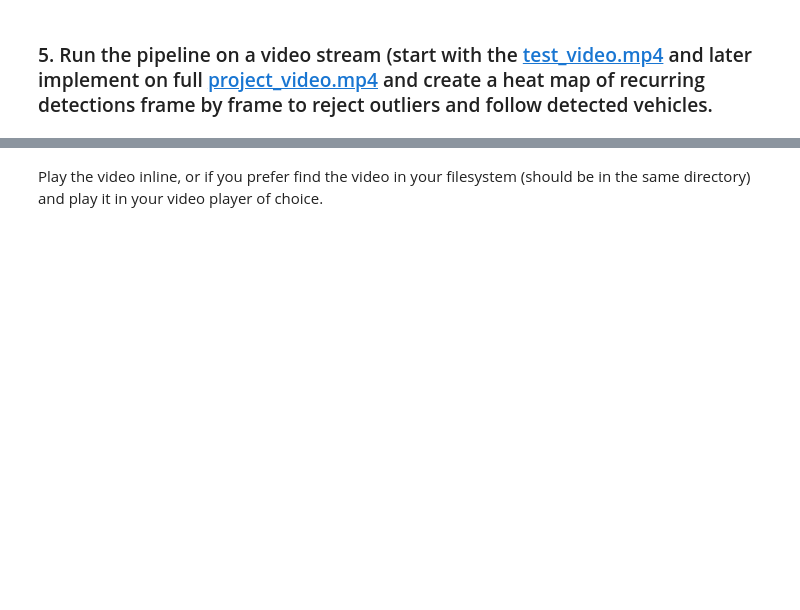
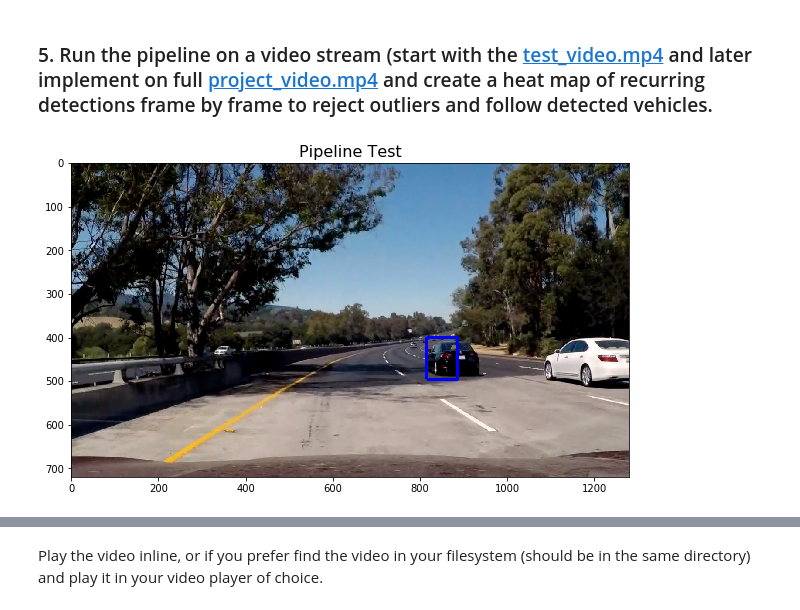
Before and after one commit to ek8203/CarND-Vehicle-Detection, a Jupyter notebook: vehicle_detection.ipynb, the cells around one changed output, grey strips where cells are left out. Drawn from its saved outputs; the diff is of its cells as text; code cells hidden in the pictures; blank space fills up the shorter version.

```diff
--- a/vehicle_detection.ipynb
+++ b/vehicle_detection.ipynb
@@ -337,26 +336,62 @@ plt.close(figure)    # close the figure
 # %% [markdown]
 ### 5. Run the pipeline on a video stream (start with the [test_video.mp4](test_video.mp4) and later implement on full [project_video.mp4](project_video.mp4) and create a heat map of recurring detections frame by frame to reject outliers and follow detected vehicles. ###
 # %%
+from p5lib.visualize import plt_one
+from p5lib.detection import find_cars
+from p5lib.detection import *
+from scipy.ndimage.measurements import label
 import numpy as np
 import cv2
 import matplotlib.pyplot as plt
 import matplotlib.image as mpimg
-from p5lib.visualize import *
+import pickle
 %matplotlib inline
+
+# Load training parameters
+svc_pickle = pickle.load( open("p5lib/svc_pickle.p", "rb" ) )
+svc = svc_pickle["svc"]
+X_scaler = svc_pickle["scaler"]
+orient = svc_pickle["orient"]
+pix_per_cell = svc_pickle["pix_per_cell"]
+cell_per_block = svc_pickle["cell_per_block"]
+spatial_size = svc_pickle["spatial_size"]
+hist_bins = svc_pickle["hist_bins"]
+
+ystart = 400
+ystop = 656
+scale = 1.5
 
 def pipeline(image):
 
-    result = np.copy(image)
+    out_image, bbox_list = find_cars(image, ystart, ystop, scale, svc, X_scaler, orient, pix_per_cell, cell_per_block, spatial_size, hist_bins)
+
+    # Add heat to each box in box list
+    heat = np.zeros_like(image[:,:,0]).astype(np.float)
+    heat = add_heat(heat, bbox_list)
+
+    # Apply threshold to help remove false positives
+    heat = apply_threshold(heat, 2)
+
+    # Visualize the heatmap when displaying
+    heatmap = np.clip(heat, 0, 255)
+
+    # Find final boxes from heatmap using label function
+    labels = label(heatmap)
+
+    result = draw_labeled_bboxes(np.copy(image), labels)
+    #result = np.copy(image)
     return result
 
 # Test pipeline
 image = cv2.imread('test_images/test5.jpg')
 image = cv2.cvtColor(image, cv2.COLOR_BGR2RGB)
 result = pipeline(image)
-figure = plt_one(result, "Pipeline Test")
+figure = plt_one(result, "Pipeline Test", figsize=(10,10), fontsize=16)
 plt.close(figure)    # close the figure
 #figure.savefig('output_images/test_pipeline.jpg')   # save the figure to file
 plt.close(figure)    # close the figure
+# %% [output]
+[figure, added]
 # %%
 # Import everything needed to edit/save/watch video clips
 from moviepy.editor import VideoFileClip
```
Also changed, not shown: parts of 4 cells of this notebook.
